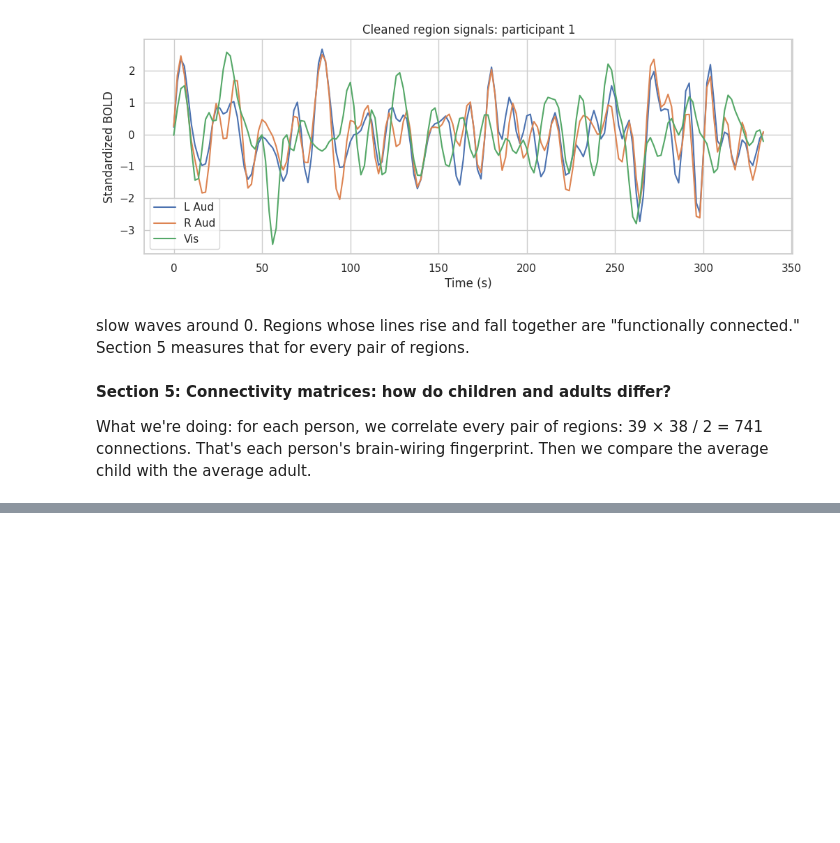
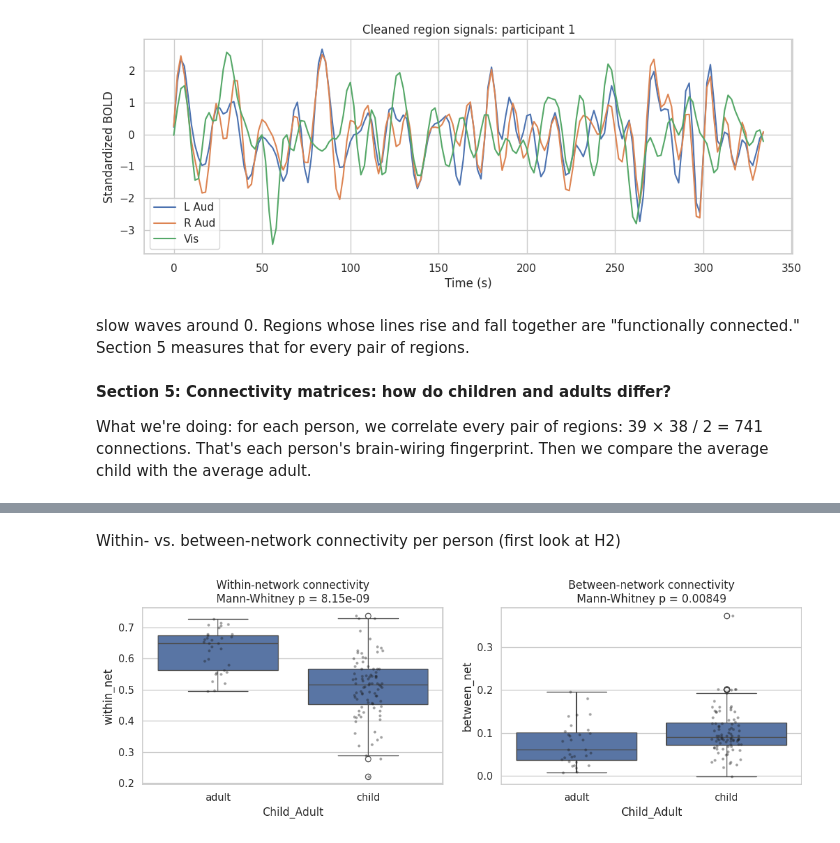
Before and after one commit to Leena2403/Brain_Network_Development_fMRI, a Jupyter notebook: Brain_Network_Development_fMRI.ipynb, the cells around one changed output, grey strips where cells are left out. Cells and saved outputs as stored; diff of their text form; code cells hidden in the pictures; blank space fills up the shorter version.

```diff
--- a/Brain_Network_Development_fMRI.ipynb
+++ b/Brain_Network_Development_fMRI.ipynb
@@ -342,0 +392,19 @@ What we're doing: for each person, we correlate every pair of regions: 39 × 38
+# %% [markdown]
+Within- vs. between-network connectivity per person (first look at H2)
+# %%
+same_net = networks[:, None] == networks[None, :]
+off_diag = ~np.eye(len(labels), dtype=bool)
+
+pheno_clean["within_net"]  = z_mats[:, same_net & off_diag].mean(axis=1)
+pheno_clean["between_net"] = z_mats[:, ~same_net].mean(axis=1)
+
+fig, axes = plt.subplots(1, 2, figsize=(11, 4))
+for ax, col, title in zip(axes, ["within_net", "between_net"],
+                          ["Within-network connectivity", "Between-network connectivity"]):
+    sns.boxplot(data=pheno_clean, x="Child_Adult", y=col, ax=ax)
+    sns.stripplot(data=pheno_clean, x="Child_Adult", y=col, ax=ax, color="k", alpha=0.4, size=3)
+    p = stats.mannwhitneyu(pheno_clean.loc[is_child, col], pheno_clean.loc[~is_child, col]).pvalue
+    ax.set_title(f"{title}\nMann-Whitney p = {p:.3g}")
+plt.tight_layout(); plt.show()
+# %% [output]
+[figure, added]
```
Also changed, not shown: parts of 24 cells of this notebook.
